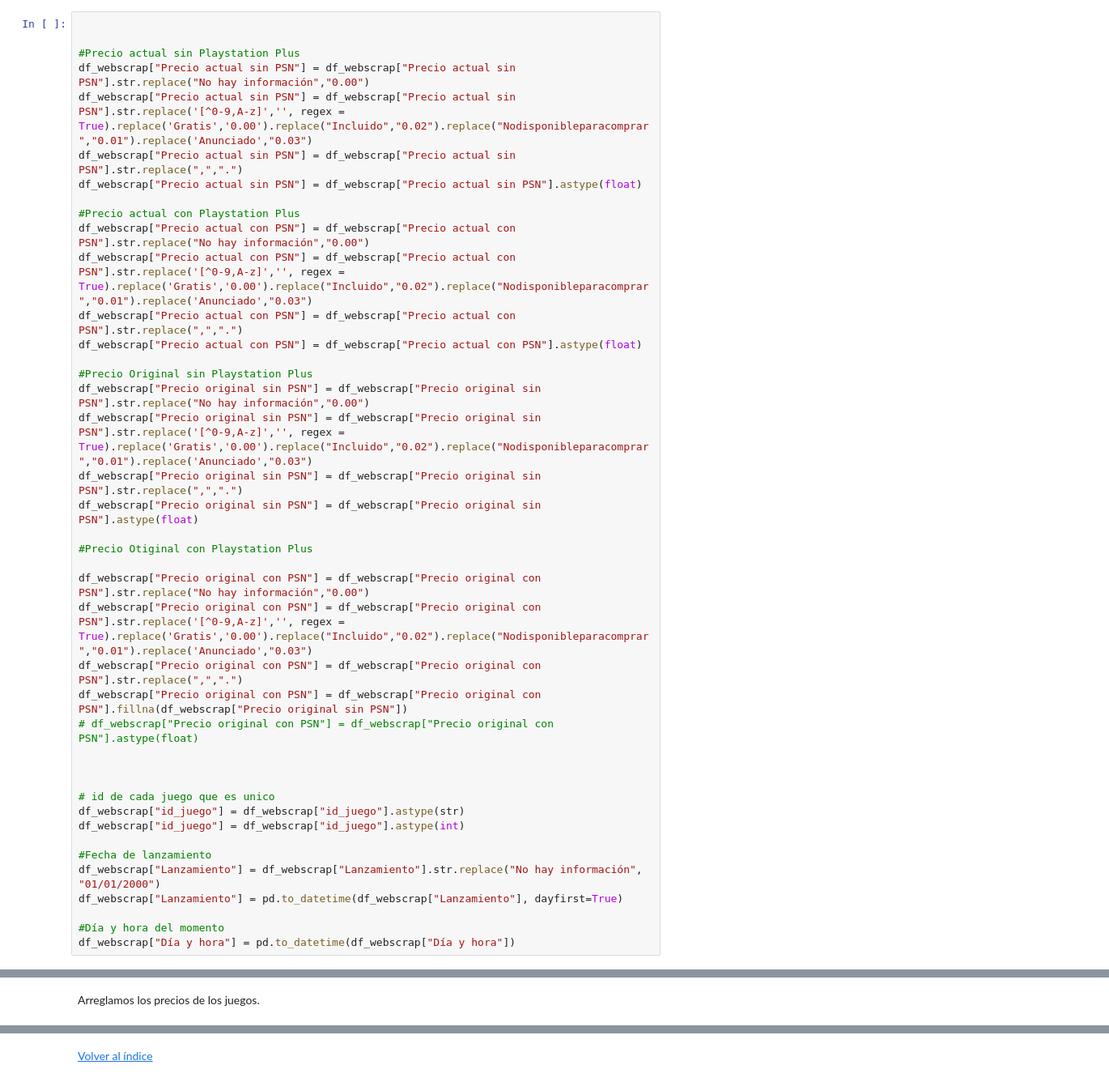
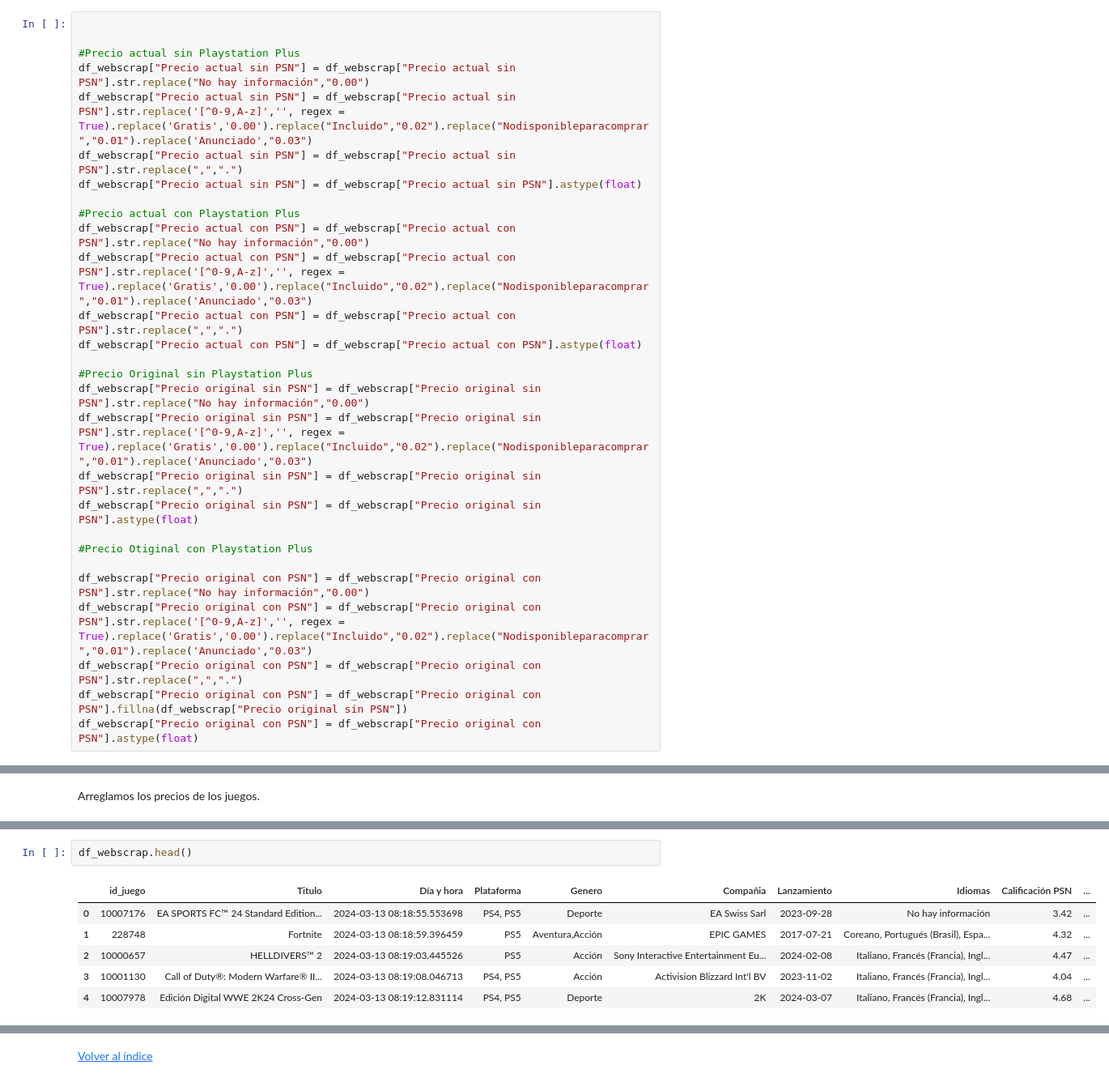
Before and after one commit to svalencia-romero/GamePriceTracker, a Jupyter notebook: notebooks/Limpieza_df.ipynb, the cells around one changed output, grey strips where cells are left out. Shown at 81% size. Saved outputs shown, nothing was run; the diff lists cells and outputs as text.

```diff
--- a/notebooks/Limpieza_df.ipynb
+++ b/notebooks/Limpieza_df.ipynb
@@ -506,17 +506,4 @@ df_webscrap["Precio original con PSN"] = df_webscrap["Precio original con PSN"].
 df_webscrap["Precio original con PSN"] = df_webscrap["Precio original con PSN"].str.replace('[^0-9,A-z]','', regex = True).replace('Gratis','0.00').replace("Incluido","0.02").replace("Nodisponibleparacomprar","0.01").replace('Anunciado',"0.03")
 df_webscrap["Precio original con PSN"] = df_webscrap["Precio original con PSN"].str.replace(",",".")
 df_webscrap["Precio original con PSN"] = df_webscrap["Precio original con PSN"].fillna(df_webscrap["Precio original sin PSN"])
-# df_webscrap["Precio original con PSN"] = df_webscrap["Precio original con PSN"].astype(float)
-
-
-
-# id de cada juego que es unico
-df_webscrap["id_juego"] = df_webscrap["id_juego"].astype(str)
-df_webscrap["id_juego"] = df_webscrap["id_juego"].astype(int)
-
-#Fecha de lanzamiento
-df_webscrap["Lanzamiento"] = df_webscrap["Lanzamiento"].str.replace("No hay información", "01/01/2000")
-df_webscrap["Lanzamiento"] = pd.to_datetime(df_webscrap["Lanzamiento"], dayfirst=True)
-
-#Día y hora del momento
-df_webscrap["Día y hora"] = pd.to_datetime(df_webscrap["Día y hora"])
+df_webscrap["Precio original con PSN"] = df_webscrap["Precio original con PSN"].astype(float)
@@ -712 +517,10 @@ df_juegos["id_juego"] = df_juegos["id_juego"].astype(int)
+# %%
+df_webscrap.head()
+# %% [output]
+|  | id_juego | Titulo | Día y hora | Plataforma | Genero | Compañia | Lanzamiento | Idiomas | Calificación PSN | ... |
+| 0 | 10007176 | EA SPORTS FC™ 24 Standard Edition... | 2024-03-13 08:18:55.553698 | PS4, PS5 | Deporte | EA Swiss Sarl | 2023-09-28 | No hay información | 3.42 | ... |
+| 1 | 228748 | Fortnite | 2024-03-13 08:18:59.396459 | PS5 | Aventura,Acción | EPIC GAMES | 2017-07-21 | Coreano, Portugués (Brasil), Espa... | 4.32 | ... |
+| 2 | 10000657 | HELLDIVERS™ 2 | 2024-03-13 08:19:03.445526 | PS5 | Acción | Sony Interactive Entertainment Eu... | 2024-02-08 | Italiano, Francés (Francia), Ingl... | 4.47 | ... |
+| 3 | 10001130 | Call of Duty®: Modern Warfare® II... | 2024-03-13 08:19:08.046713 | PS4, PS5 | Acción | Activision Blizzard Int'l BV | 2023-11-02 | Italiano, Francés (Francia), Ingl... | 4.04 | ... |
+| 4 | 10007978 | Edición Digital WWE 2K24 Cross-Gen | 2024-03-13 08:19:12.831114 | PS4, PS5 | Deporte | 2K | 2024-03-07 | Italiano, Francés (Francia), Ingl... | 4.68 | ... |
 # %%
```
Also changed, not shown: parts of 45 cells of this notebook, 6 other files.
